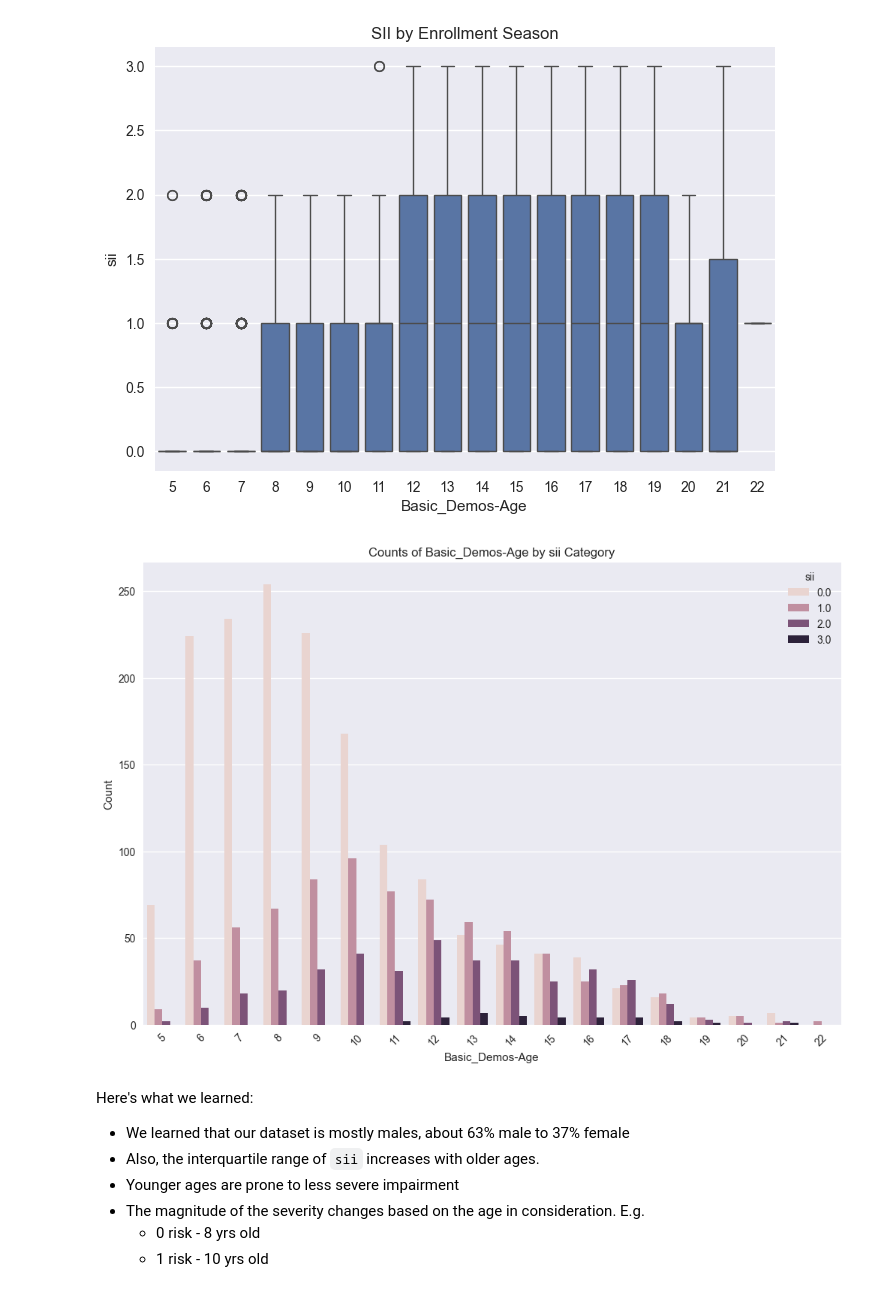
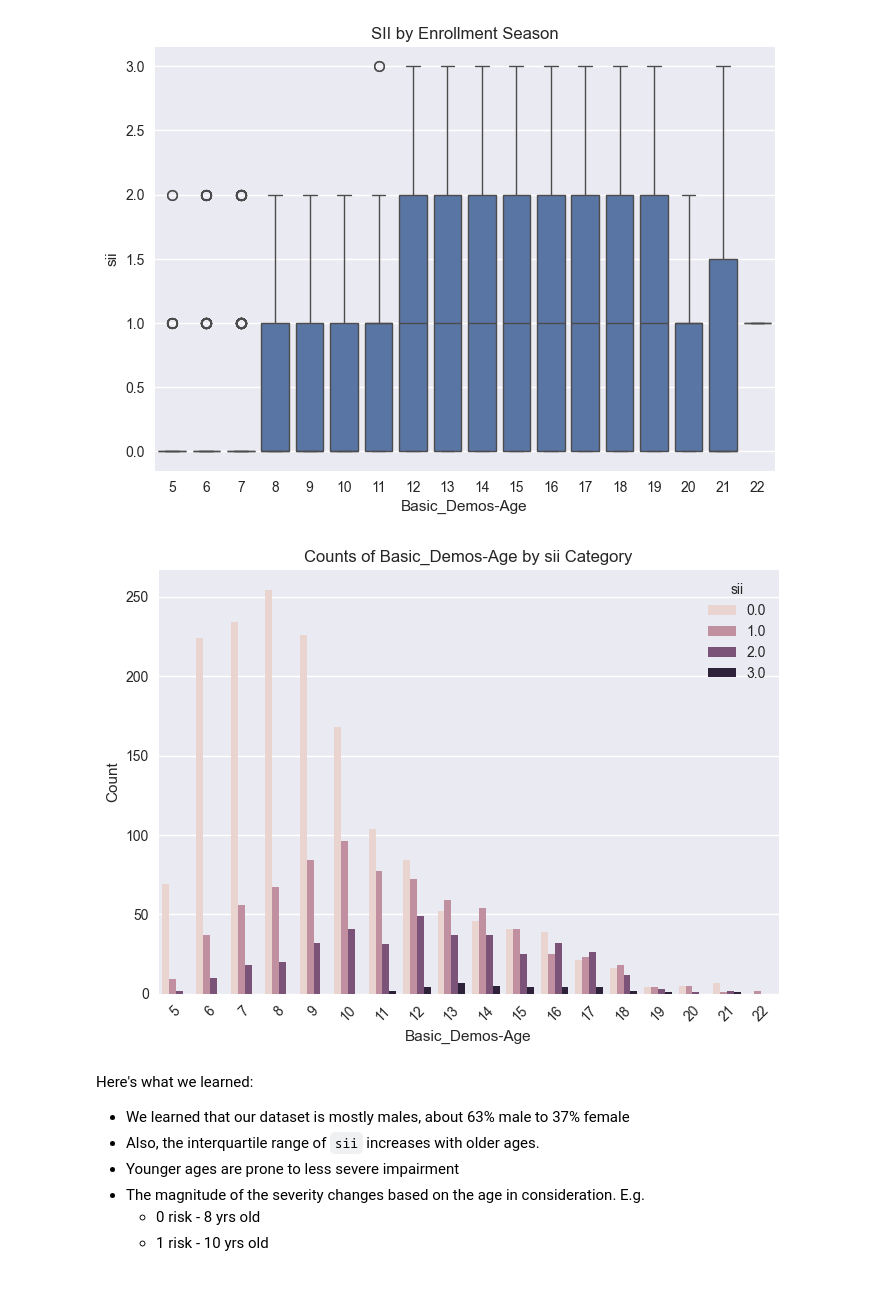
Before and after one commit to crmueller100/child-mind-institute-problematic-internet-use, a Jupyter notebook: predict_severity_impairment_index.ipynb, the cells around one changed output. Drawn from its saved outputs; the diff is of its cells as text; code cells hidden in the pictures.

```diff
--- a/predict_severity_impairment_index.ipynb
+++ b/predict_severity_impairment_index.ipynb
@@ -68,16 +68,15 @@ plt.show()
 [figure]
 # %%
 age_sii_counts = train_df.groupby(['Basic_Demos-Age', 'sii']).size().reset_index(name='count')
-plt.figure(figsize=(12, 8))
 sns.barplot(data=age_sii_counts, x='Basic_Demos-Age', y='count', hue='sii')
 plt.title('Counts of Basic_Demos-Age by sii Category')
 plt.xlabel('Basic_Demos-Age')
 plt.ylabel('Count')
 plt.legend(title='sii')
 plt.xticks(rotation=45)
 plt.show()
 # %% [output]
-[figure, old version]
+[figure, new version]
 # %% [markdown]
 Here's what we learned:
 * We learned that our dataset is mostly males, about 63% male to 37% female
```
Also changed, not shown: parts of 7 cells of this notebook.
